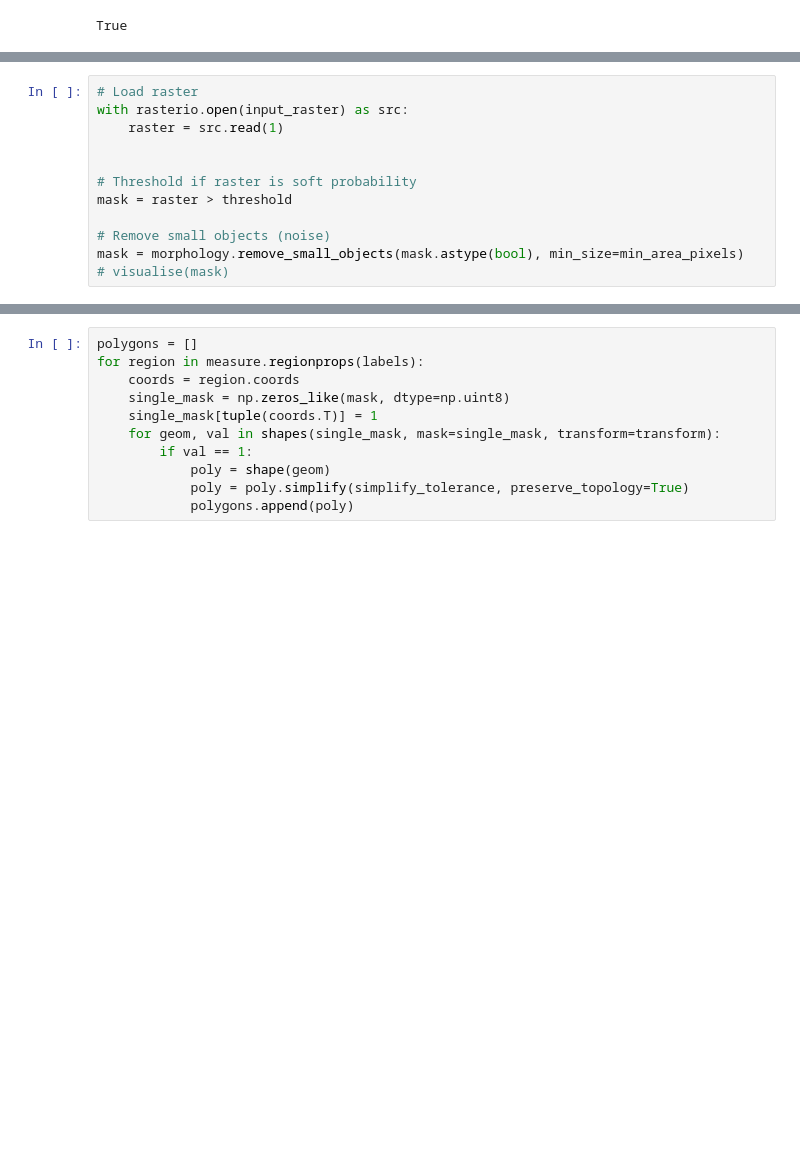
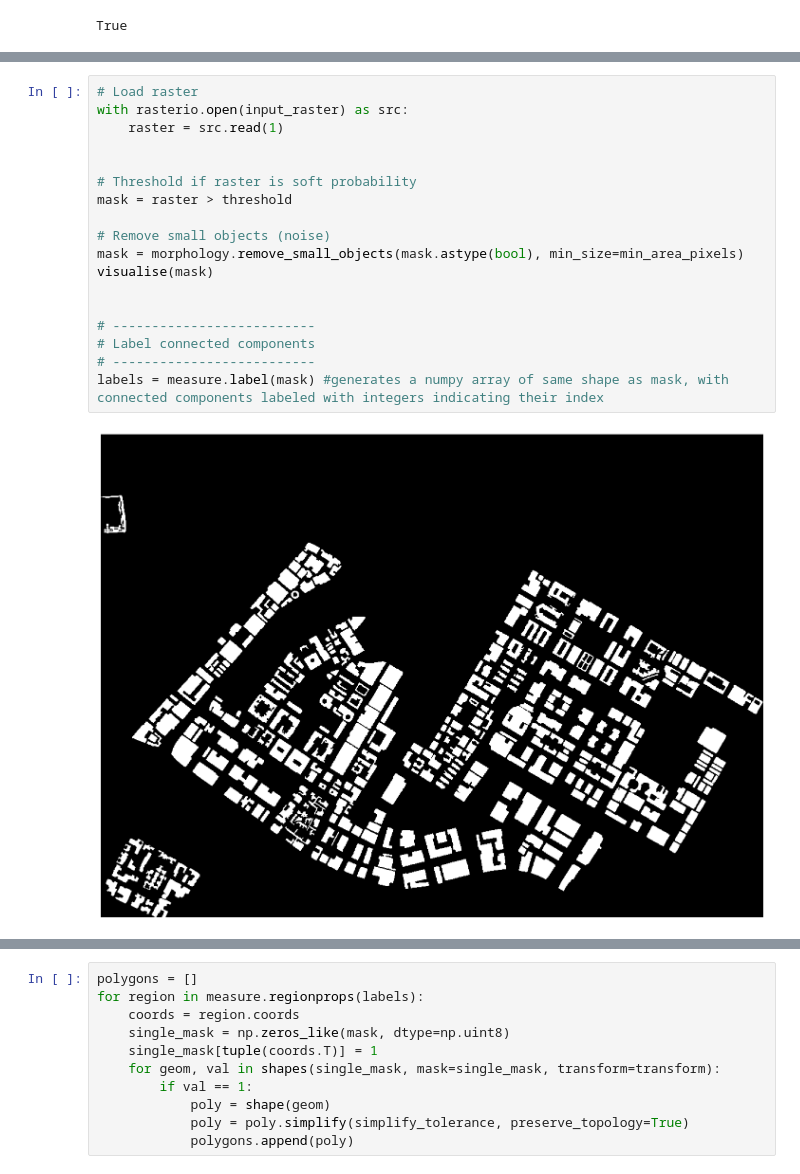
Before and after one commit to TanLeZhan/Segmentation, a Jupyter notebook: 4.ipynb, the cells around one changed output, grey strips where cells are left out. Drawn from its saved outputs; the diff is of its cells as text; blank space fills up the shorter version.

```diff
--- a/4.ipynb
+++ b/4.ipynb
@@ -52,12 +55,20 @@ def visualise(mask, figsize = (18,18)):
 # %%
 # Load raster
 with rasterio.open(input_raster) as src:
     raster = src.read(1)
 
 
 # Threshold if raster is soft probability
 mask = raster > threshold
 
 # Remove small objects (noise)
 mask = morphology.remove_small_objects(mask.astype(bool), min_size=min_area_pixels)
-# visualise(mask)
+visualise(mask)
+
+
+# --------------------------
+# Label connected components
+# --------------------------
+labels = measure.label(mask) #generates a numpy array of same shape as mask, with connected components labeled with integers indicating their index
+# %% [output]
+[figure, added]
```
Also changed, not shown: parts of 4 cells of this notebook, 10 other files.
